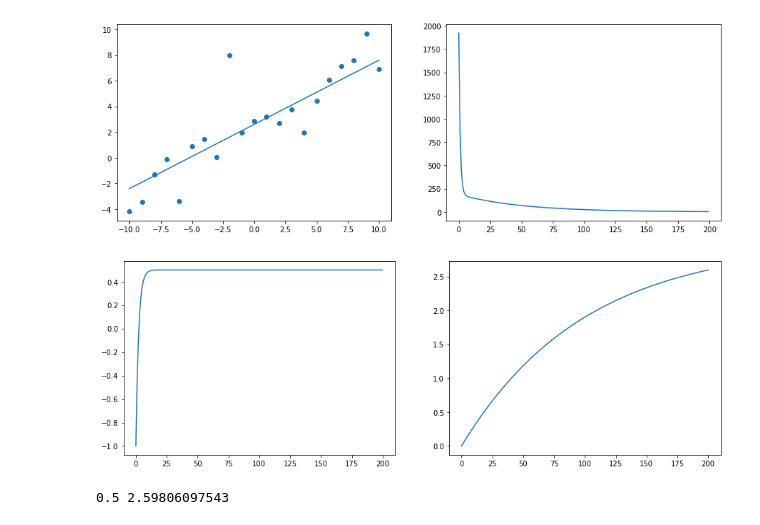
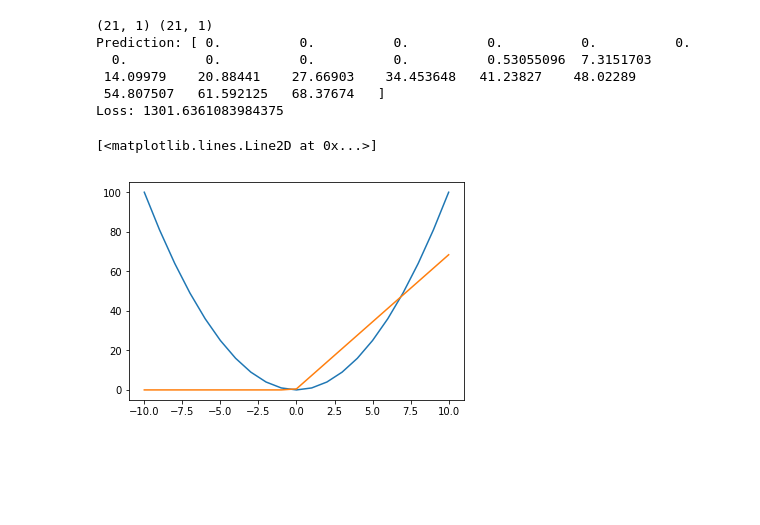
Before and after one commit to whathelll/Reinforcement-Learning, a Jupyter notebook: FunctionApproximation/1-FunctionApproximation.ipynb, the cells around one changed output. Drawn from its saved outputs; the diff is of its cells as text; code cells hidden in the pictures; blank space fills up the shorter version.

```diff
--- a/FunctionApproximation/1-FunctionApproximation.ipynb
+++ b/FunctionApproximation/1-FunctionApproximation.ipynb
@@ -51,31 +225,42 @@ plt.show()
-# %%
-error_history = []
-w_a_history = [w_a]
-w_b_history = [w_b]
-for i in range(200):
-    l1 = y_actual - y_estimate
-    error = l1 * l1
-    error_history.append(error.sum())
-    learning_rate = 0.01
-
-    # de/da = de/dl1 * dl1/da = (dl1) * -(x)
-    # de/db = de/dl1 * dl1/db = (dl1) * -1
-    de_da = l1 * -x
-    de_db = -l1
-    w_a = w_a - learning_rate * de_da.sum() / x.shape[0]
-    w_b = w_b - learning_rate * de_db.sum() / x.shape[0]
-
-    w_a_history.append(w_a)
-    w_b_history.append(w_b)
-
-    y_estimate = w_a * x + w_b
-
-
-chart(x, y, y_estimate, error_history)
-chart_ab(w_a_history, w_b_history)
-
-print(w_a, w_b)
-# %% [output]
-[figure, removed]
-[figure, removed]
-0.5 2.59806097543
+# %%
+# define input, only 1 value in per sample
+inputs = tf.keras.layers.Input(shape=(1,))
+# add a layer with 1 node
+predictions = tf.keras.layers.Dense(1, activation="relu")(inputs)
+# hidden_layer = tf.keras.layers.Dense(32, activation="relu")(inputs)
+# hidden_layer = tf.keras.layers.Dense(32, activation="relu")(hidden_layer)
+# hidden_layer = tf.keras.layers.Dense(32, activation="relu")(hidden_layer)
+# hidden_layer = tf.keras.layers.Dense(32, activation="relu")(hidden_layer)
+# hidden_layer = tf.keras.layers.Dense(32, activation="relu")(hidden_layer)
+# predictions = tf.keras.layers.Dense(1, activation="relu")(hidden_layer)
+
+model = tf.keras.models.Model(inputs=inputs, outputs=predictions)
+sgd = tf.keras.optimizers.SGD(lr=0.0001)
+model.compile(optimizer=sgd, loss='mse', metrics=['accuracy'])
+
+# put data into the correct shape
+tf_x = np.expand_dims(x, axis=1)
+tf_y = np.expand_dims(y, axis=1)
+print(tf_x.shape, tf_y.shape)
+
+
+# print("Weights before:", model.get_weights())
+
+"""Train the model"""
+history = model.fit(tf_x, tf_y, epochs=500, verbose=0)
+
+print("Prediction:", model.predict(tf_x).squeeze())
+# print("Weights after:", model.get_weights())
+print("Loss:", history.history["loss"][-1])
+
+plt.plot(x, y_actual)
+plt.plot(x, model.predict(tf_x).squeeze())
+# %% [output]
+(21, 1) (21, 1)
+Prediction: [ 0.          0.          0.          0.          0.          0.
+  0.          0.          0.          0.          0.53055096  7.3151703
+ 14.09979    20.88441    27.66903    34.453648   41.23827    48.02289
+ 54.807507   61.592125   68.37674   ]
+Loss: 1301.6361083984375
+[<matplotlib.lines.Line2D at 0x...>]
+[figure, added]
```
Also changed, not shown: parts of 18 cells of this notebook.
